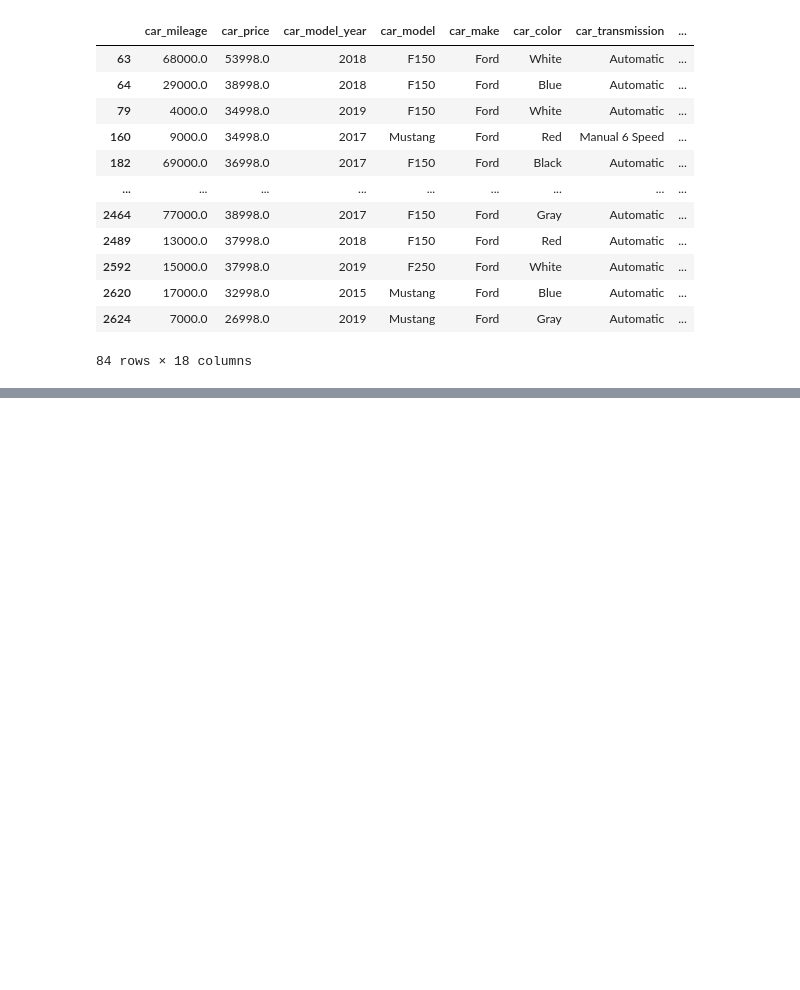
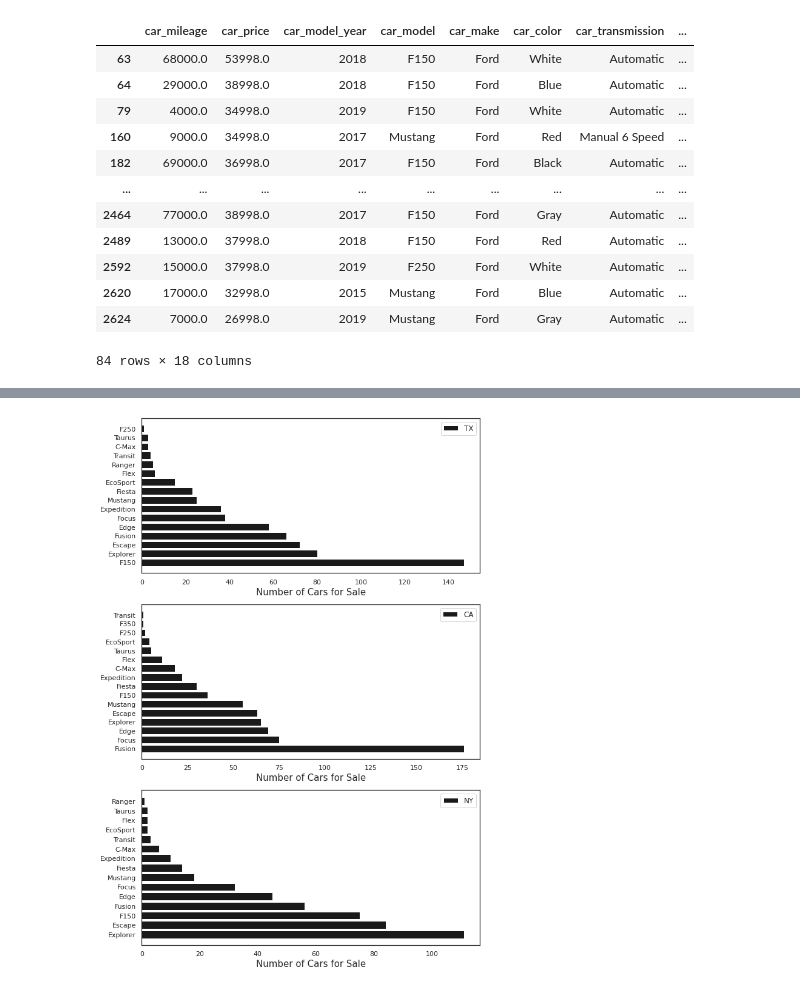
Before and after one commit to aabouie/CapStone1, a Jupyter notebook: EDA.ipynb, the cells around one changed output, grey strips where cells are left out. Saved outputs shown, nothing was run; the diff lists cells and outputs as text; code cells hidden in the pictures; blank space fills up the shorter version.

```diff
--- a/EDA.ipynb
+++ b/EDA.ipynb
@@ -218,0 +221,18 @@ ax.legend(prop={'size': 12});
+# %%
+Ford_TX = df[(df.state=='TX')&(df.car_make=='Ford')].car_model.value_counts()
+fig,axs = plt.subplots(3,1,figsize=(10,16))
+axs[0].barh(y=Ford_TX.index,width=Ford_TX.values,label='TX',color='k')
+axs[0].set_xlabel('Number of Cars for Sale',size=15);
+axs[0].legend(prop={'size': 12});
+
+Ford_CA = df[(df.state=='CA')&(df.car_make=='Ford')].car_model.value_counts()
+axs[1].barh(y=Ford_CA.index,width=Ford_CA.values,label='CA',color='k')
+axs[1].set_xlabel('Number of Cars for Sale',size=15);
+axs[1].legend(prop={'size': 12});
+
+Ford_NY = df[(df.state=='NY')&(df.car_make=='Ford')].car_model.value_counts()
+axs[2].barh(y=Ford_NY.index,width=Ford_NY.values,label='NY',color='k')
+axs[2].set_xlabel('Number of Cars for Sale',size=15);
+axs[2].legend(prop={'size': 12});
+# %% [output]
+[figure, added]
```
Also changed, not shown: parts of 17 cells of this notebook.
